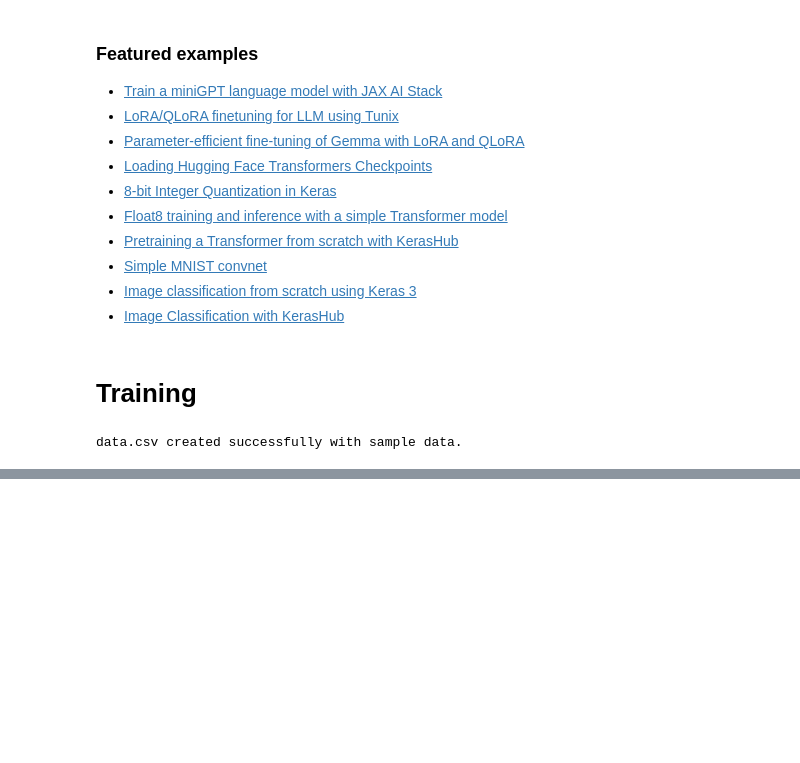
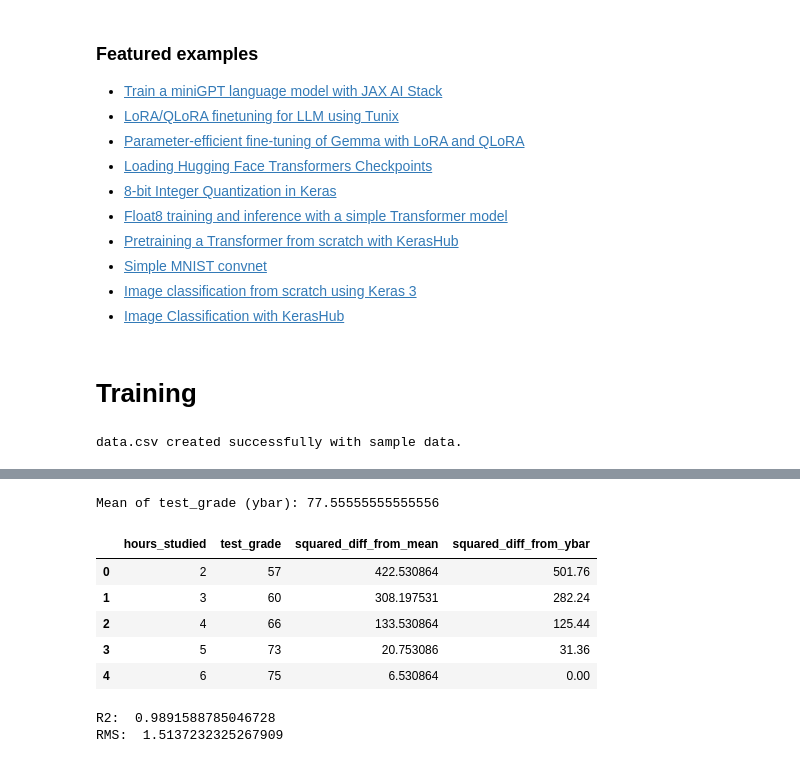
Before and after one commit to imrgithub/GenAILabs, a Jupyter notebook: Training.ipynb, the cells around one changed output, grey strips where cells are left out. Saved outputs shown, nothing was run; the diff lists cells and outputs as text; code cells hidden in the pictures; blank space fills up the shorter version.

```diff
--- a/Training.ipynb
+++ b/Training.ipynb
@@ -234,0 +294,31 @@ data.csv created successfully with sample data.
+# %%
+mean_test_grade = df['test_grade'].mean()
+print("Mean of test_grade (ybar):", mean_test_grade)
+
+# Add a new calculated column to df (SST)
+df['squared_diff_from_mean'] = (df['test_grade'] - mean_test_grade)**2
+
+# Calculate predicted values (ycap)
+y_predicted = lr.predict(x)
+
+# Add a new calculated column to df with formula (y_predicted - ybar)^2 (SSR)
+df['squared_diff_from_ybar'] = (y_predicted - mean_test_grade)**2
+
+# Display the updated DataFrame
+display(df.head())
+
+r2 = df['squared_diff_from_ybar'].sum() / df['squared_diff_from_mean'].sum()
+rms = np.sqrt(np.mean((y_predicted - y)**2))
+
+print("R2: ", r2)
+print("RMS: ", rms)
+# %% [output]
+Mean of test_grade (ybar): 77.55555555555556
+|  | hours_studied | test_grade | squared_diff_from_mean | squared_diff_from_ybar |
+| 0 | 2 | 57 | 422.530864 | 501.76 |
+| 1 | 3 | 60 | 308.197531 | 282.24 |
+| 2 | 4 | 66 | 133.530864 | 125.44 |
+| 3 | 5 | 73 | 20.753086 | 31.36 |
+| 4 | 6 | 75 | 6.530864 | 0.00 |
+R2:  0.9891588785046728
+RMS:  1.5137232325267909
```
Also changed, not shown: parts of 8 cells of this notebook.
